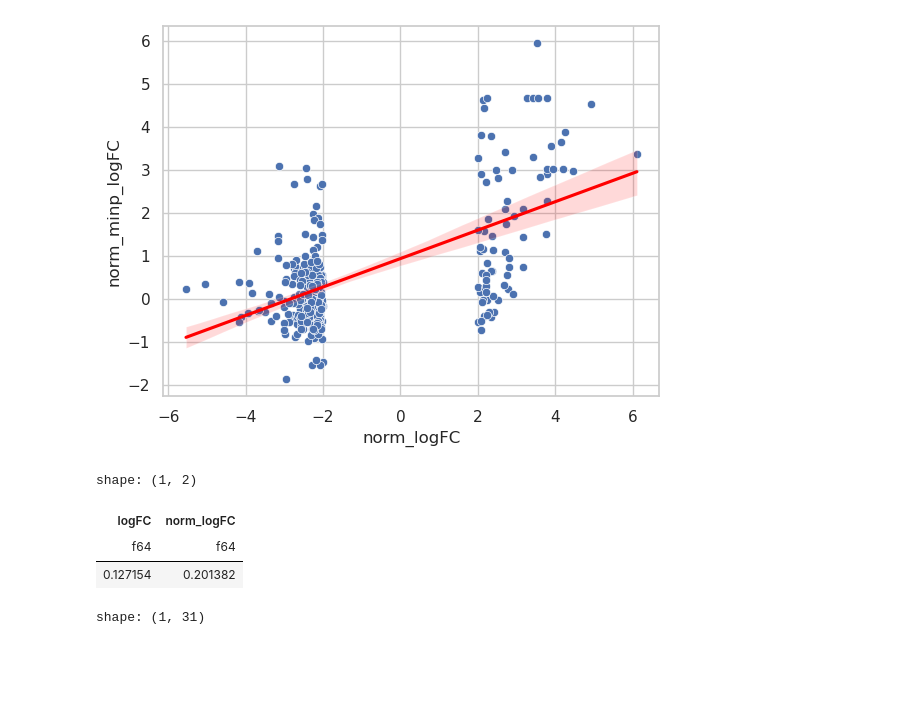
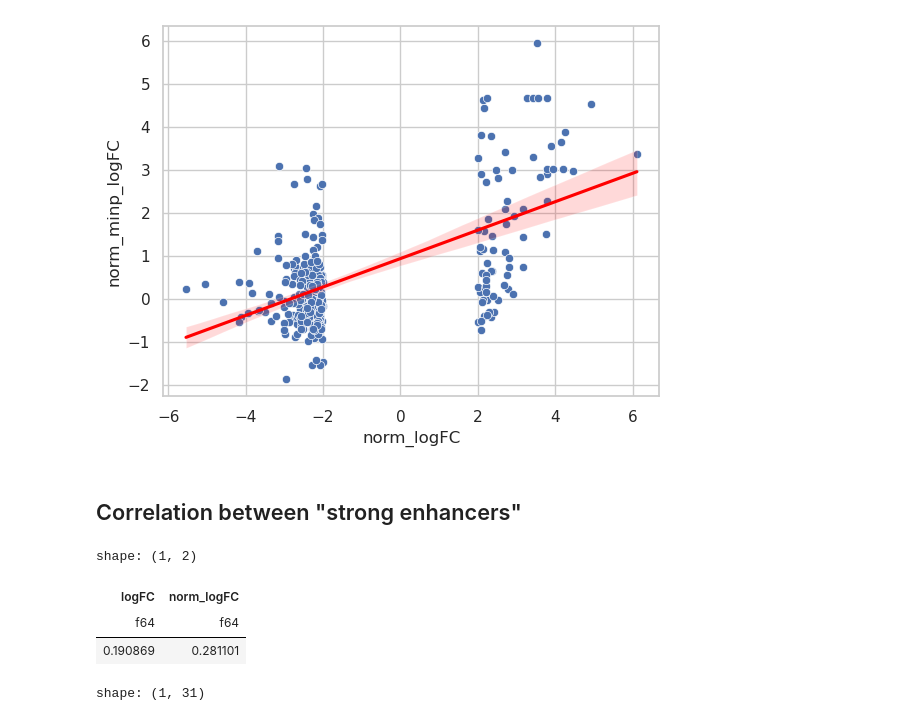
Before and after one commit to kircherlab/CMPRA_figures, a Jupyter notebook: minP_analysis.ipynb, the cells around one changed output. Saved outputs shown, nothing was run; the diff lists cells and outputs as text; code cells hidden in the pictures; blank space fills up the shorter version.

```diff
--- a/minP_analysis.ipynb
+++ b/minP_analysis.ipynb
@@ -25,6 +25,7 @@ cd = "/data/cephfs-2/unmirrored/groups/kircher/MPRA/CaptureCMPRA/"
 minp = pl.read_csv(cd + 'results/CMPRA5_minP/BCalm/minP_logfcs.tsv.gz', separator='\t')
 cmpra = pl.read_csv(cd + "results/MPRA_analysis/CMPRA5/labeled_data_promoteroa_OA.tsv", separator="\t")
 fig_dir = "/data/cephfs-2/unmirrored/groups/kircher/MPRA/CaptureCMPRA/results/manuscript_figures/minP/"
+cmpra_oa = pl.read_csv(cd + "results/MPRA_analysis/CMPRA5/labeled_data_singlebinssmalleroverlap_OA.tsv", separator="\t")
 # %%
 minp_tested = minp.filter(pl.col("label") == "test").with_columns(pl.col("oligo_name").str.replace(":", "-")).select(
 	minp_logFC = pl.col("logFC"),
@@ -32,6 +33,10 @@ minp_tested = minp.filter(pl.col("label") == "test").with_columns(pl.col("oligo_
 	name = pl.col("oligo_name")
 )
 minp_tested = minp_tested.with_columns(name = pl.col("name").add("-."))
+# %%
+# Run this cell to use orientation aware data instead
+cmpra = cmpra_oa.filter(pl.col("OE").str.contains("-\+"))
+minp_tested = minp_tested.with_columns(pl.col("name").str.replace("-\.", "-+"))
 # %%
 minp.group_by("label").count()
 # %% [output]
@@ -426,13 +430,15 @@ sns.regplot(data=joined_norm.filter(np.abs(pl.col("norm_logFC")) > 2).to_pandas(
 # %% [output]
 <Axes: xlabel='norm_logFC', ylabel='norm_minp_logFC'>
 [figure]
+# %% [markdown]
+## Correlation between "strong enhancers"
 # %%
-joined_norm.select(pl.corr("logFC", "minp_logFC"), pl.corr("norm_logFC", "norm_minp_logFC"))
+joined_norm.filter(np.abs(pl.col("norm_logFC")) > 2).select(pl.corr("logFC", "minp_logFC"), pl.corr("norm_logFC", "norm_minp_logFC"))
 # %% [output]
 shape: (1, 2)
 | logFC | norm_logFC |
 | f64 | f64 |
-| 0.127154 | 0.201382 |
+| 0.190869 | 0.281101 |
 # %%
 joined_norm.filter((pl.col("norm_minp_logFC") < pl.col("norm_logFC")+0.5) & (pl.col("norm_minp_logFC") > pl.col("norm_logFC")-0.5)).mean()
 # %% [output]
```
Also changed, not shown: parts of 9 cells of this notebook, 1 other file.
